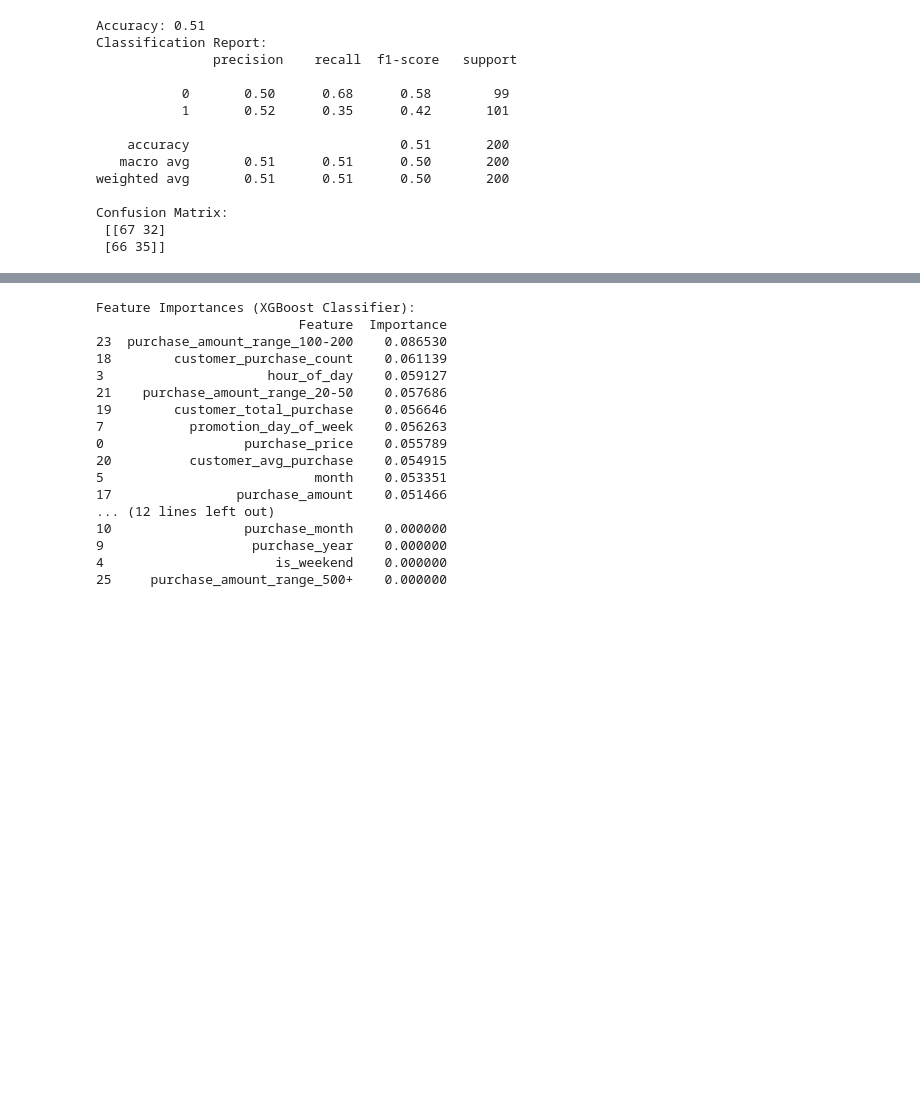
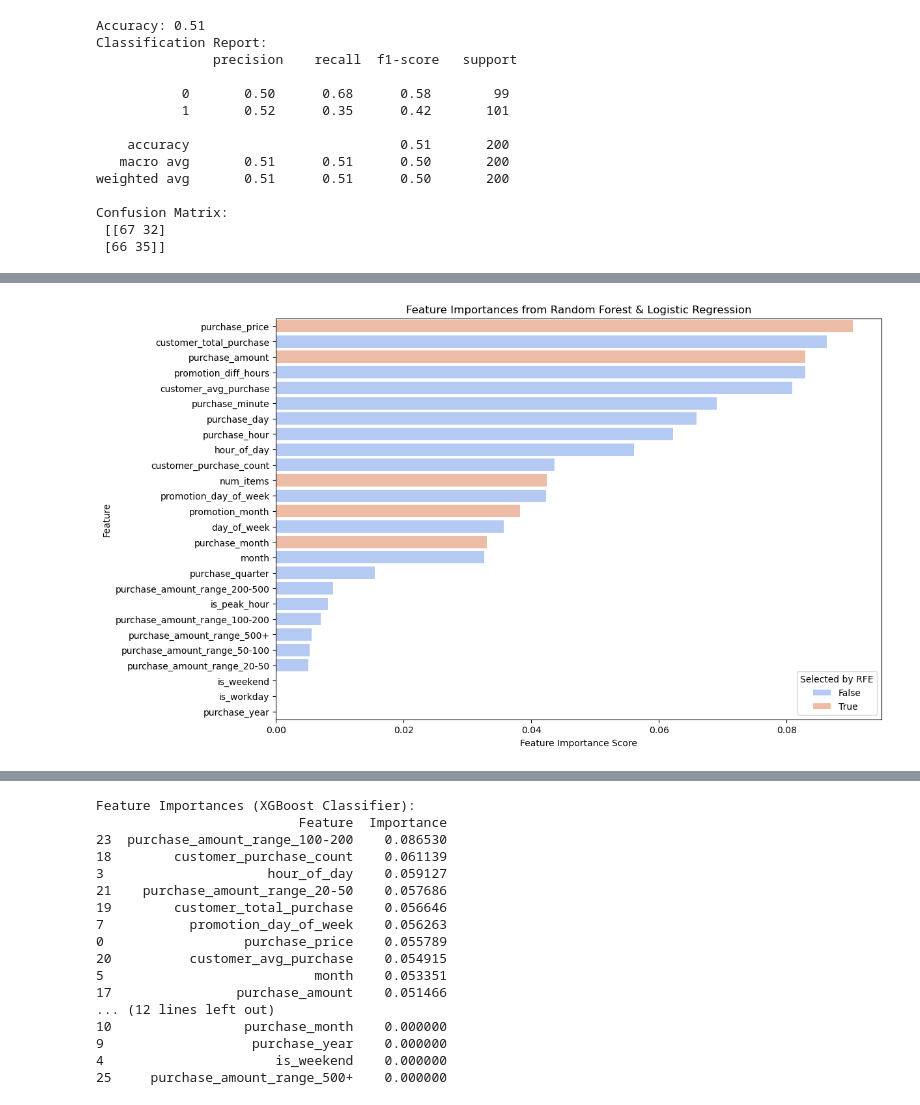
Before and after one commit to MingzengQin/Intership, a Jupyter notebook: EDA.ipynb, the cells around one changed output, grey strips where cells are left out. Cells and saved outputs as stored; diff of their text form; code cells hidden in the pictures; blank space fills up the shorter version.

```diff
--- a/EDA.ipynb
+++ b/EDA.ipynb
@@ -456,0 +500,70 @@ Parameters: { "use_label_encoder" } are not used.
+# %%
+# Standardize Features for Logistic Regression
+scaler = StandardScaler()
+x_train_scaled = scaler.fit_transform(x_train)
+x_val_scaled = scaler.transform(x_val)
+
+# Handle Class Imbalance
+smote = SMOTE(random_state=42)
+x_train_resampled, y_train_resampled = smote.fit_resample(x_train_scaled, y_train)
+
+# Hyperparameter Tuning for Random Forest
+param_grid_rf = {
+    'n_estimators': [100, 150, 300],
+    'max_depth': [None, 10, 20, 30],
+    'min_samples_split': [2, 5, 10]
+}
+
+grid_search_rf = GridSearchCV(RandomForestClassifier(random_state=42), param_grid_rf, cv=5, scoring='accuracy')
+grid_search_rf.fit(x_train_resampled, y_train_resampled)
+
+best_rf = grid_search_rf.best_estimator_
+
+#  Train Optimized Random Forest Model
+rf_model = RandomForestClassifier(n_estimators=grid_search_rf.best_params_['n_estimators'],
+                                  max_depth=grid_search_rf.best_params_['max_depth'],
+                                  min_samples_split=grid_search_rf.best_params_['min_samples_split'],
+                                  random_state=42)
+rf_model.fit(x_train_resampled, y_train_resampled)
+
+# Predict with Random Forest
+y_pred_rf = rf_model.predict(x_val_scaled)
+
+# Evaluate Performance
+print(" Best RF Parameters:", grid_search_rf.best_params_)
+print("\n Random Forest Accuracy:", accuracy_score(y_val, y_pred_rf))
+print("\n Classification Report (RF):\n", classification_report(y_val, y_pred_rf))
+print("\n Confusion Matrix (RF):\n", confusion_matrix(y_val, y_pred_rf))
+
+# Feature Selection using RFE for Logistic Regression
+lr_model = LogisticRegression(random_state=42, max_iter=500)
+rfe = RFE(lr_model, n_features_to_select=5)  # Select top 5 features
+rfe.fit(x_train_resampled, y_train_resampled)
+
+# Train Logistic Regression
+lr_model.fit(x_train_resampled, y_train_resampled)
+y_pred_lr = lr_model.predict(x_val_scaled)
+
+# Extract Feature Importances for Random Forest
+rf_importances = rf_model.feature_importances_
+lr_importances = np.abs(lr_model.coef_[0])
+
+# Create DataFrame for Feature Importance
+importance_df = pd.DataFrame({
+    'Feature': x_train.columns,
+    'RandomForest_Importance': rf_importances,
+    'LogisticRegression_Importance': lr_importances,
+    'Selected_by_RFE': rfe.support_  # Indicating features selected by RFE
+}).sort_values(by='RandomForest_Importance', ascending=False)
+
+#  Print Feature Importance Comparison
+print("\n Feature Importance Comparison (RF vs LR):")
+#  Visualization: Feature Importances
+plt.figure(figsize=(12, 8))
+sns.barplot(x=importance_df['RandomForest_Importance'], y=importance_df['Feature'], hue=importance_df['Selected_by_RFE'], palette="coolwarm")
+plt.xlabel('Feature Importance Score')
+plt.ylabel('Feature')
+plt.title('Feature Importances from Random Forest & Logistic Regression')
+plt.legend(title='Selected by RFE')
+plt.show()
+# %% [output]
@@ -456,0 +590 @@ Parameters: { "use_label_encoder" } are not used.
+[figure, added]
```
Also changed, not shown: parts of 11 cells of this notebook.
